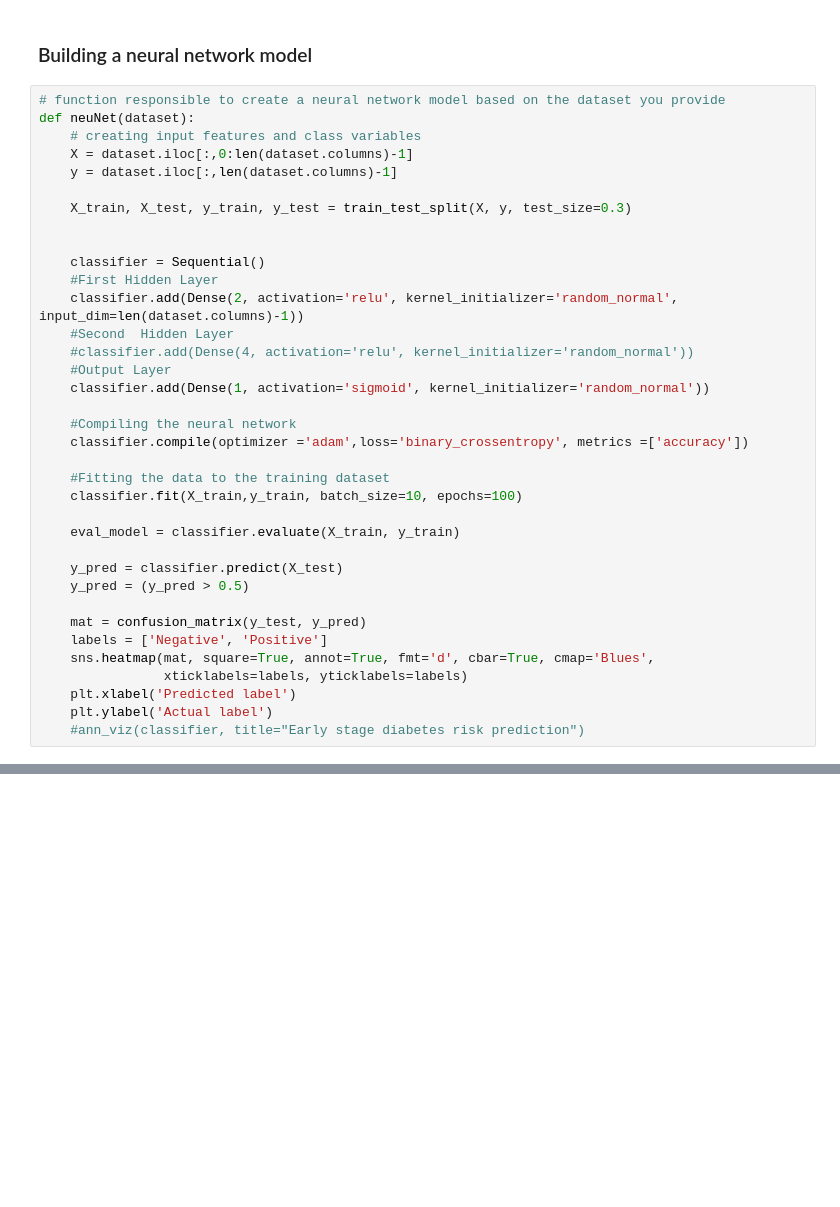
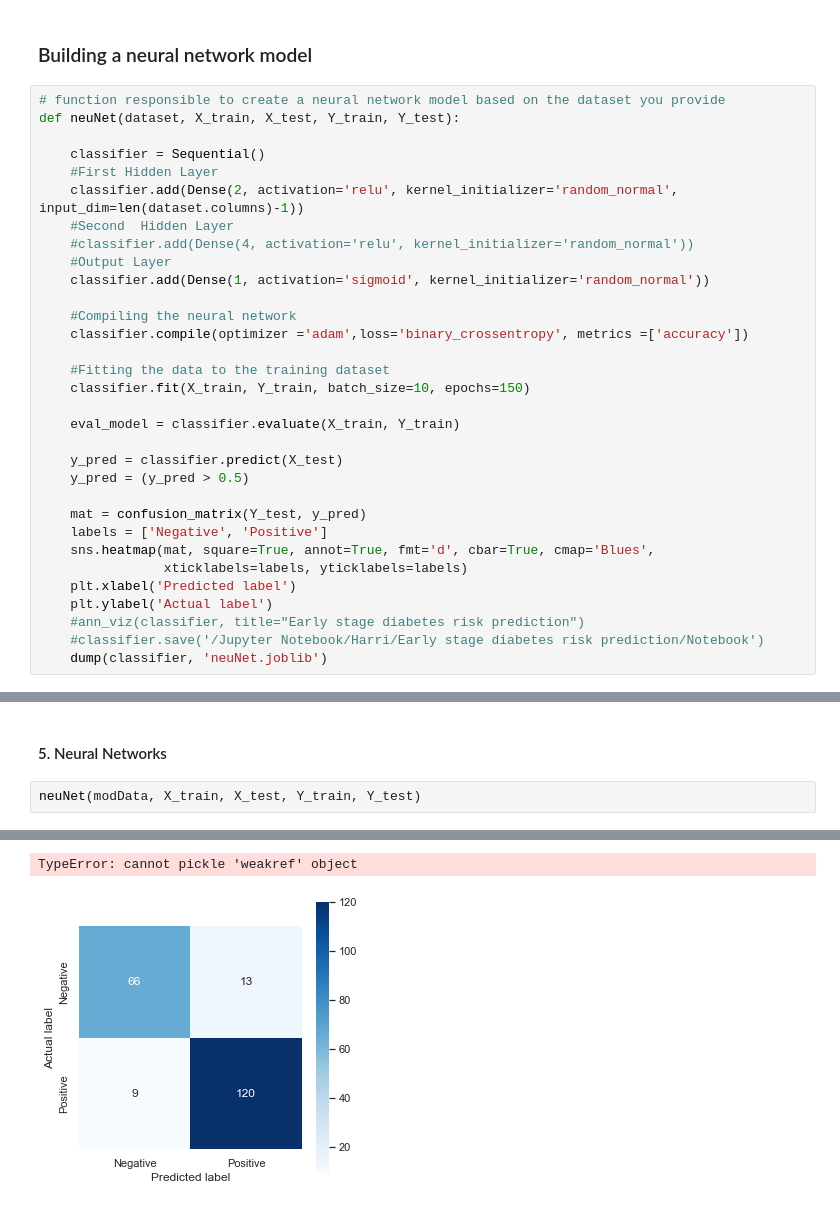
Before and after one commit to LaithSharia/Early-stage-diabetes-risk-prediction, a Jupyter notebook: Early stage diabetes risk prediction.ipynb, the cells around one changed output, grey strips where cells are left out. Saved outputs shown, nothing was run; the diff lists cells and outputs as text; blank space fills up the shorter version.

```diff
--- a/Early stage diabetes risk prediction.ipynb
+++ b/Early stage diabetes risk prediction.ipynb
@@ -299,13 +319,7 @@ weighted avg       0.94      0.94      0.94       130
 ### Building a neural network model
 # %%
 # function responsible to create a neural network model based on the dataset you provide
-def neuNet(dataset):
-    # creating input features and class variables
-    X = dataset.iloc[:,0:len(dataset.columns)-1]
-    y = dataset.iloc[:,len(dataset.columns)-1]
-
-    X_train, X_test, y_train, y_test = train_test_split(X, y, test_size=0.3)
-
+def neuNet(dataset, X_train, X_test, Y_train, Y_test):
 
     classifier = Sequential()
     #First Hidden Layer
@@ -319,17 +333,19 @@ def neuNet(dataset):
     classifier.compile(optimizer ='adam',loss='binary_crossentropy', metrics =['accuracy'])
 
     #Fitting the data to the training dataset
-    classifier.fit(X_train,y_train, batch_size=10, epochs=100)
+    classifier.fit(X_train, Y_train, batch_size=10, epochs=150)
 
-    eval_model = classifier.evaluate(X_train, y_train)
+    eval_model = classifier.evaluate(X_train, Y_train)
 
     y_pred = classifier.predict(X_test)
     y_pred = (y_pred > 0.5)
 
-    mat = confusion_matrix(y_test, y_pred)
+    mat = confusion_matrix(Y_test, y_pred)
     labels = ['Negative', 'Positive']
     sns.heatmap(mat, square=True, annot=True, fmt='d', cbar=True, cmap='Blues',
                 xticklabels=labels, yticklabels=labels)
     plt.xlabel('Predicted label')
     plt.ylabel('Actual label')
     #ann_viz(classifier, title="Early stage diabetes risk prediction")
+    #classifier.save('/Jupyter Notebook/Harri/Early stage diabetes risk prediction/Notebook')
+    dump(classifier, 'neuNet.joblib')
@@ -356,0 +408,5 @@ Epoch 100/100
+# %% [markdown]
+#### 5. Neural Networks
+# %%
+neuNet(modData, X_train, X_test, Y_train, Y_test)
+# %% [output]
@@ -356,0 +430,2 @@ Epoch 100/100
+TypeError: cannot pickle 'weakref' object
+[figure, added]
```
Also changed, not shown: parts of 22 cells of this notebook.
